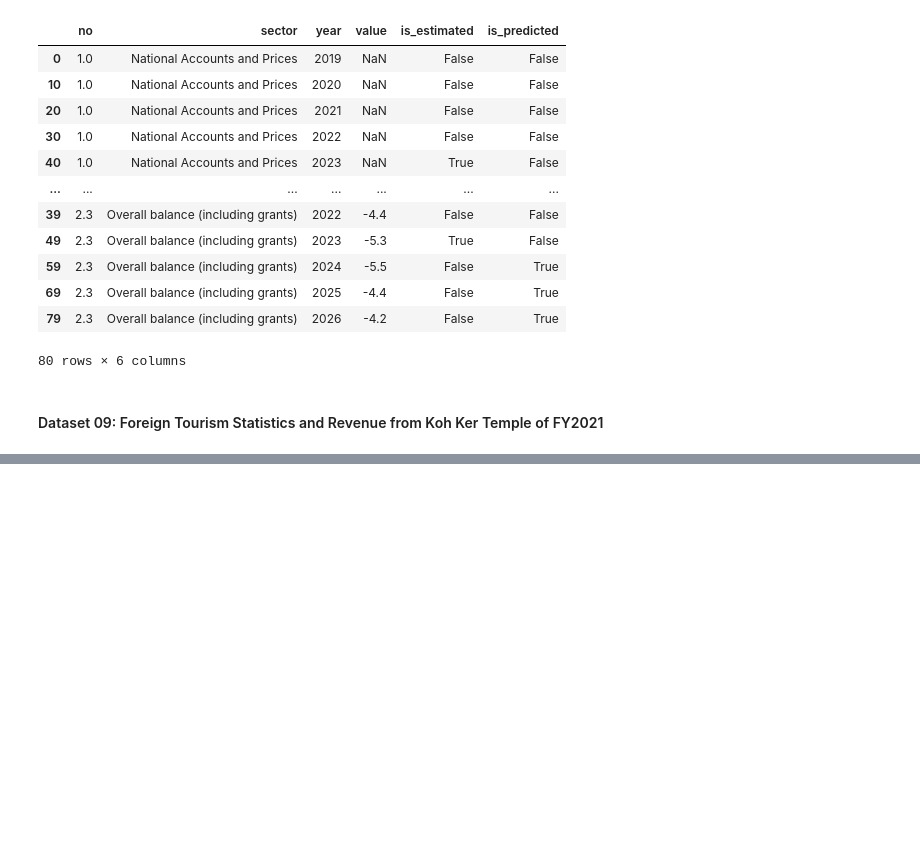
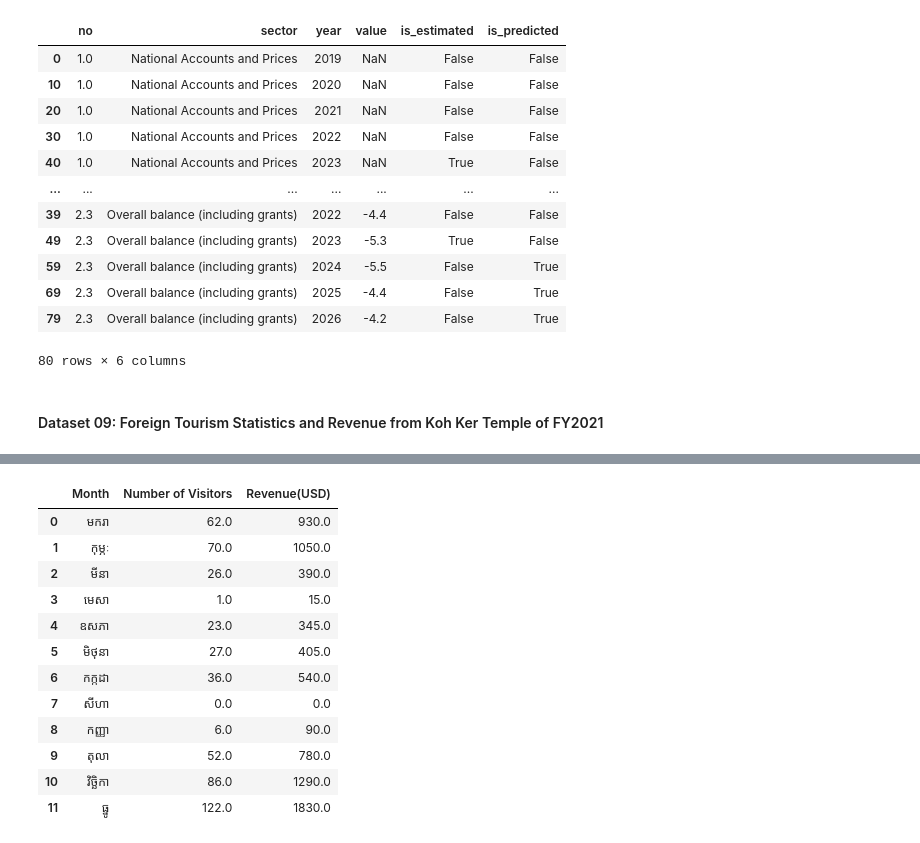
Before and after one commit to KrySenghort/Data-Cleaning-Data-EF, a Jupyter notebook: Code-02.ipynb, the cells around one changed output, grey strips where cells are left out. Cells and saved outputs as stored; diff of their text form; code cells hidden in the pictures; blank space fills up the shorter version.

```diff
--- a/Code-02.ipynb
+++ b/Code-02.ipynb
@@ -260,0 +283,21 @@ df.head()
+# %%
+df09 = df09.rename(columns={
+    'ទេសចរណ៍ទិញបណ្ណ' : 'Month',
+    'ចំនួនភ្ញៀវ' : 'Number of Visitors',
+    'ចំណូល(ដុល្លារ)' : 'Revenue(USD)',
+})
+df09
+# %% [output]
+|  | Month | Number of Visitors | Revenue(USD) |
+| 0 | មករា | 62.0 | 930.0 |
+| 1 | កុម្ភៈ | 70.0 | 1050.0 |
+| 2 | មីនា | 26.0 | 390.0 |
+| 3 | មេសា | 1.0 | 15.0 |
+| 4 | ឧសភា | 23.0 | 345.0 |
+| 5 | មិថុនា | 27.0 | 405.0 |
+| 6 | កក្កដា | 36.0 | 540.0 |
+| 7 | សីហា | 0.0 | 0.0 |
+| 8 | កញ្ញា | 6.0 | 90.0 |
+| 9 | តុលា | 52.0 | 780.0 |
+| 10 | វិច្ឆិកា | 86.0 | 1290.0 |
+| 11 | ធ្នូ | 122.0 | 1830.0 |
```
Also changed, not shown: parts of 4 cells of this notebook.
